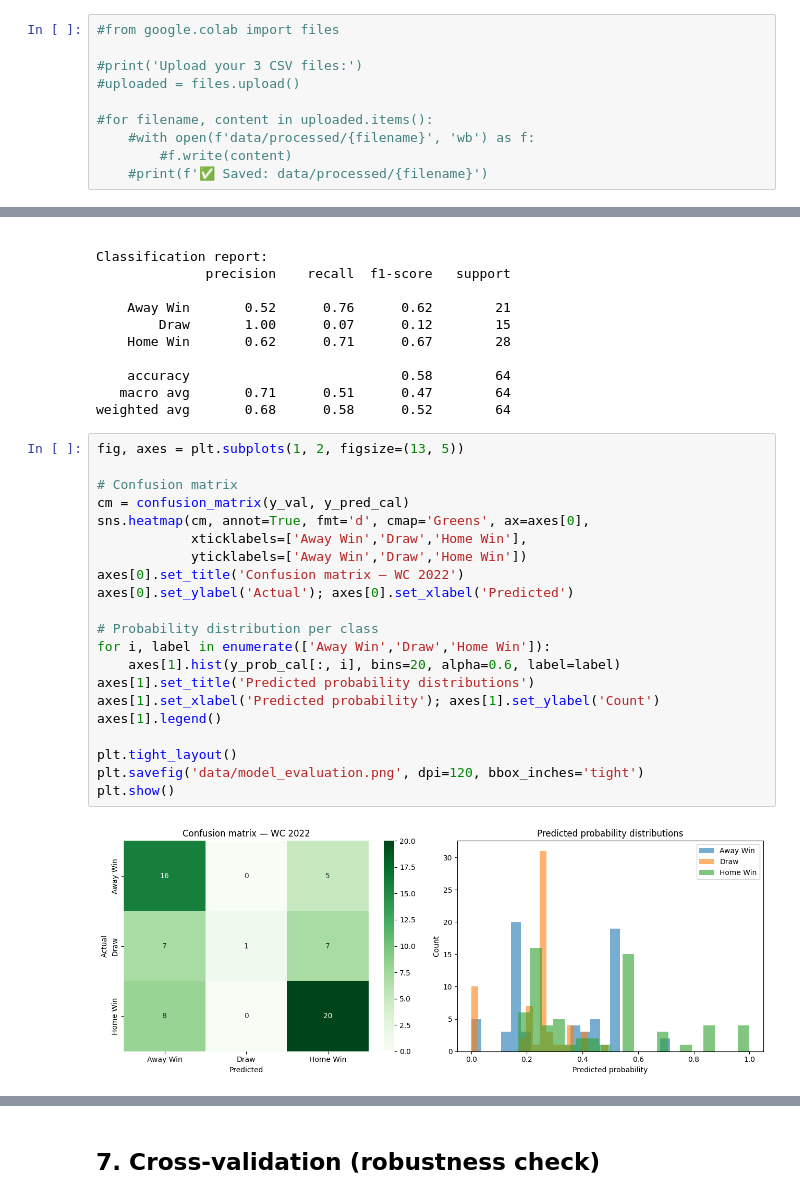
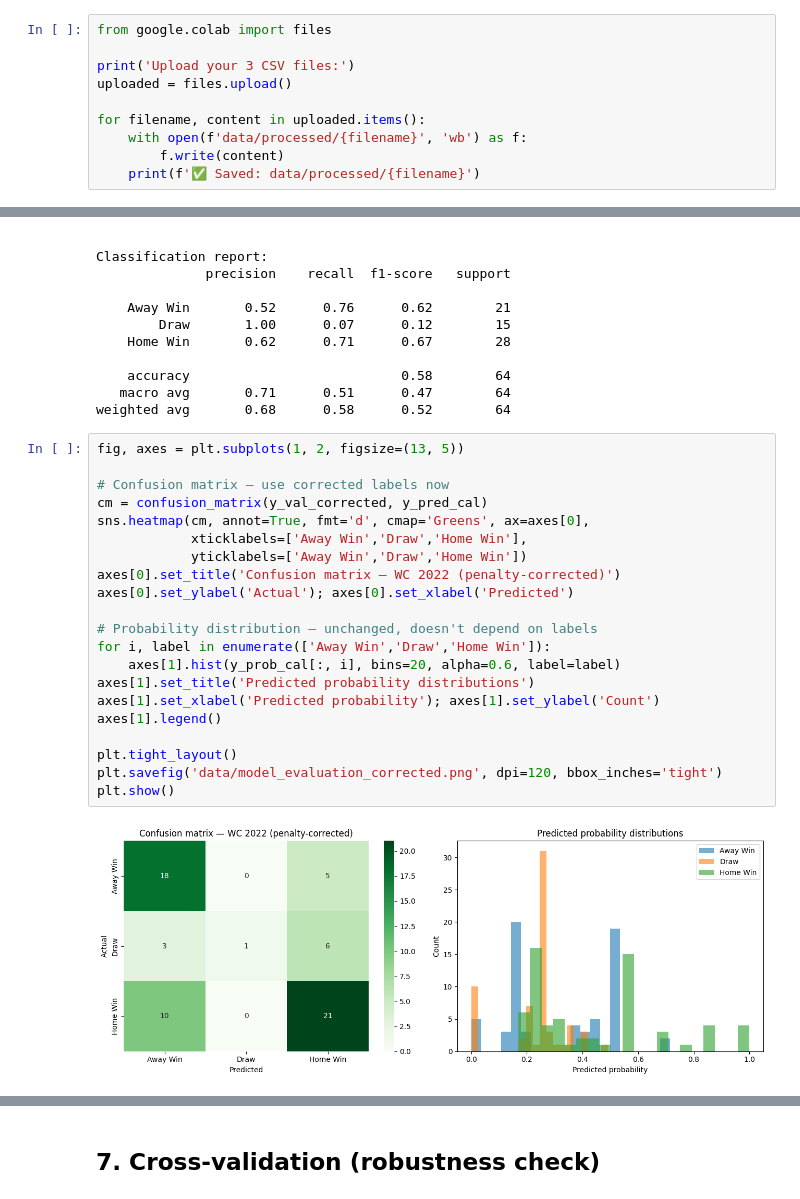
Before and after one commit to Nanda777-max/wc26-predictor, a Jupyter notebook: notebooks/model.ipynb, the cells around one changed output, grey strips where cells are left out. Drawn from its saved outputs; the diff is of its cells as text.

```diff
--- a/notebooks/model.ipynb
+++ b/notebooks/model.ipynb
@@ -18,13 +18,13 @@
 # %%
-#from google.colab import files
+from google.colab import files
 
-#print('Upload your 3 CSV files:')
-#uploaded = files.upload()
+print('Upload your 3 CSV files:')
+uploaded = files.upload()
 
-#for filename, content in uploaded.items():
-    #with open(f'data/processed/{filename}', 'wb') as f:
-        #f.write(content)
-    #print(f'✅ Saved: data/processed/{filename}')
+for filename, content in uploaded.items():
+    with open(f'data/processed/{filename}', 'wb') as f:
+        f.write(content)
+    print(f'✅ Saved: data/processed/{filename}')
 # %% [output]
 Upload your 3 CSV files:
 [interactive output not drawn]
@@ -270,24 +346,24 @@ weighted avg       0.68      0.58      0.52        64
 # %%
 fig, axes = plt.subplots(1, 2, figsize=(13, 5))
 
-# Confusion matrix
-cm = confusion_matrix(y_val, y_pred_cal)
+# Confusion matrix — use corrected labels now
+cm = confusion_matrix(y_val_corrected, y_pred_cal)
 sns.heatmap(cm, annot=True, fmt='d', cmap='Greens', ax=axes[0],
             xticklabels=['Away Win','Draw','Home Win'],
             yticklabels=['Away Win','Draw','Home Win'])
-axes[0].set_title('Confusion matrix — WC 2022')
+axes[0].set_title('Confusion matrix — WC 2022 (penalty-corrected)')
 axes[0].set_ylabel('Actual'); axes[0].set_xlabel('Predicted')
 
-# Probability distribution per class
+# Probability distribution — unchanged, doesn't depend on labels
 for i, label in enumerate(['Away Win','Draw','Home Win']):
     axes[1].hist(y_prob_cal[:, i], bins=20, alpha=0.6, label=label)
 axes[1].set_title('Predicted probability distributions')
 axes[1].set_xlabel('Predicted probability'); axes[1].set_ylabel('Count')
 axes[1].legend()
 
 plt.tight_layout()
-plt.savefig('data/model_evaluation.png', dpi=120, bbox_inches='tight')
+plt.savefig('data/model_evaluation_corrected.png', dpi=120, bbox_inches='tight')
 plt.show()
 # %% [output]
-[figure, old version]
+[figure, new version]
 # %%
```
Also changed, not shown: parts of 5 cells of this notebook.
